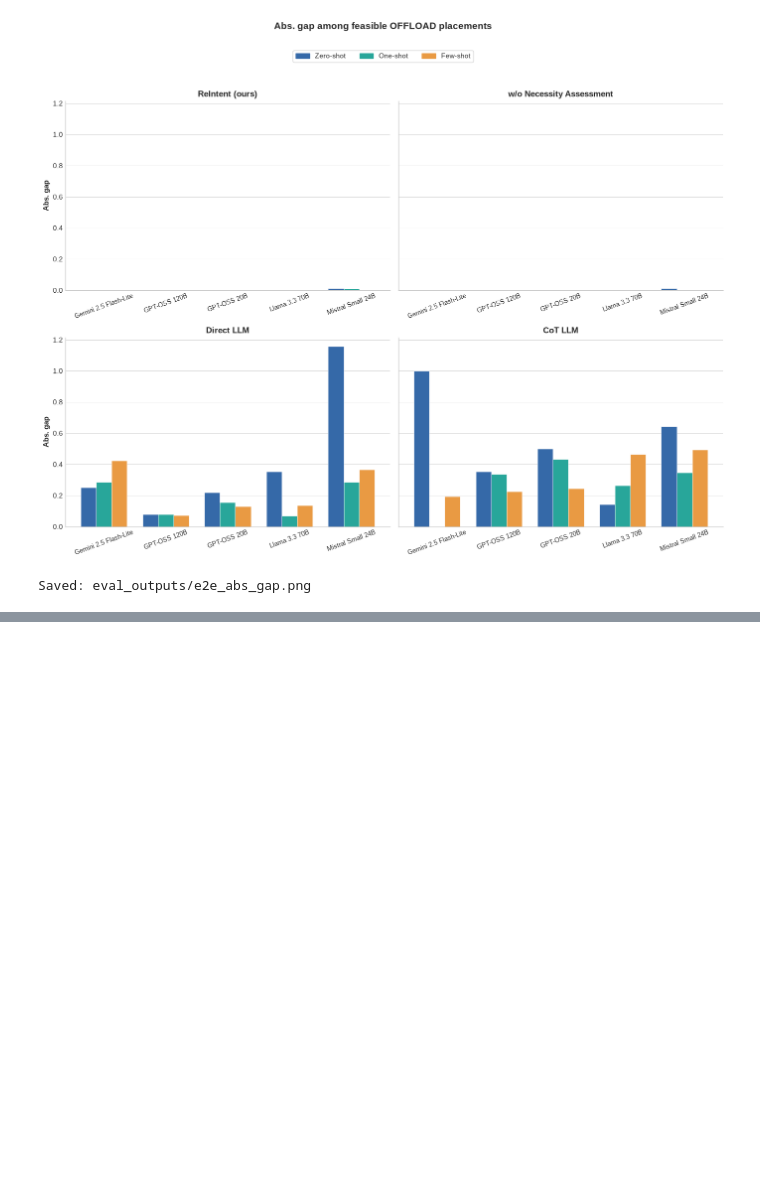
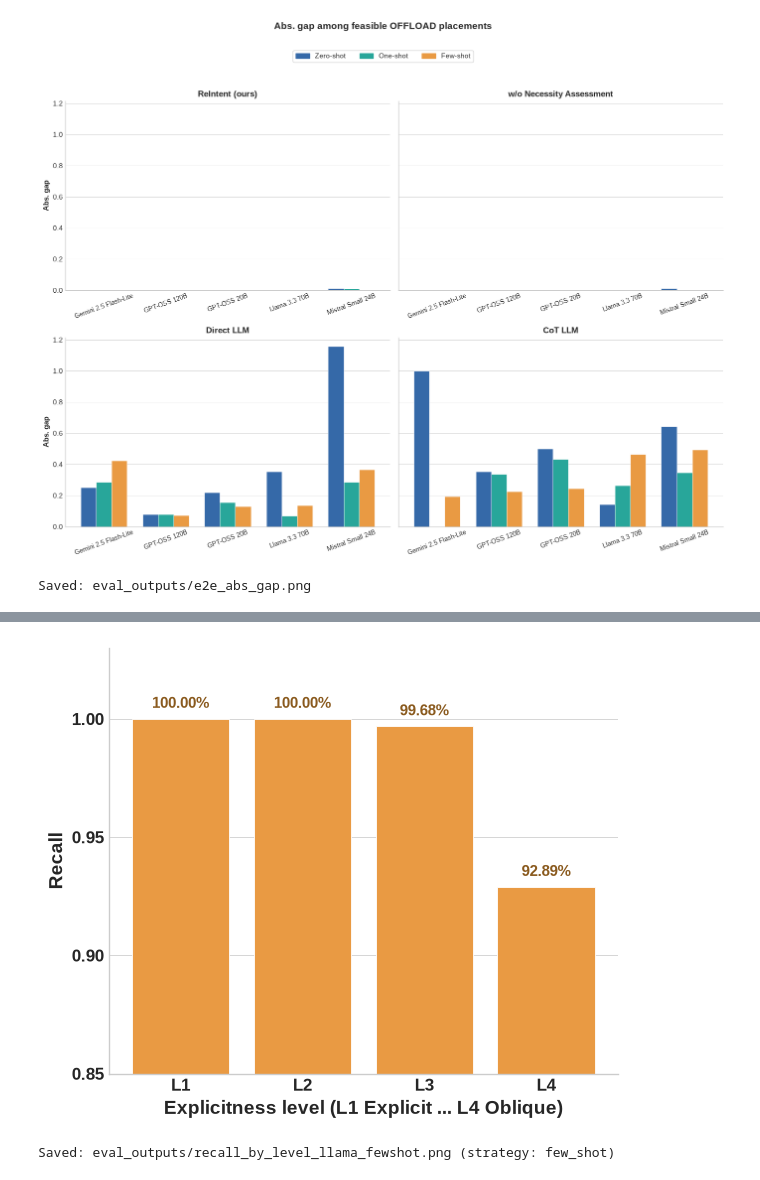
Before and after one commit to MorelK1/ReIntent, a Jupyter notebook: eval/scoring.ipynb, the cells around one changed output, grey strips where cells are left out. Saved outputs shown, nothing was run; the diff lists cells and outputs as text; code cells hidden in the pictures; blank space fills up the shorter version.

```diff
--- a/eval/scoring.ipynb
+++ b/eval/scoring.ipynb
@@ -692,0 +765,31 @@ Saved: eval_outputs/e2e_abs_gap.png
+# %%
+# Llama alone, at its own best strategy -- the paper's Fig. 2.
+llama_strategy = BEST_STRATEGY["llama-3.3-70b"]
+recall_llama = recall_by_level_full.loc[("llama-3.3-70b", llama_strategy)]
+level_labels = [f"L{lvl}" for lvl in recall_llama.index]
+
+RECALL_COLOR = "#E99A43"
+fig, ax = plt.subplots(figsize=(6, 5))
+bars = ax.bar(level_labels, recall_llama.values, color=RECALL_COLOR, edgecolor="white", linewidth=0.6)
+for rect, y in zip(bars, recall_llama.values):
+    ax.annotate(f"{y * 100:.2f}%", (rect.get_x() + rect.get_width() / 2, y), textcoords="offset points",
+                xytext=(0, 8), ha="center", fontsize=11, color="#8a5a1e", fontweight="bold")
+ax.set_xlabel("Explicitness level (L1 Explicit ... L4 Oblique)", fontsize=14, fontweight="bold")
+ax.set_ylabel("Recall", fontsize=14, fontweight="bold")
+ax.set_ylim(0.85, 1.03)
+ax.set_yticks([0.85, 0.90, 0.95, 1.00])
+ax.tick_params(axis="both", labelsize=12)
+for label in ax.get_xticklabels() + ax.get_yticklabels():
+    label.set_fontweight("bold")
+ax.grid(axis="y", color="#d5d5d5", linewidth=0.7)
+ax.grid(axis="x", visible=False)
+ax.spines["top"].set_visible(False)
+ax.spines["right"].set_visible(False)
+fig.tight_layout()
+path = OUT_DIR / "recall_by_level_llama_fewshot.png"
+fig.savefig(path, dpi=300, bbox_inches="tight")
+plt.show()
+print(f"Saved: eval_outputs/{path.name} (strategy: {llama_strategy})")
+# %% [output]
+[figure, added]
+Saved: eval_outputs/recall_by_level_llama_fewshot.png (strategy: few_shot)
```
Also changed, not shown: parts of 7 cells of this notebook, 7 other files.
